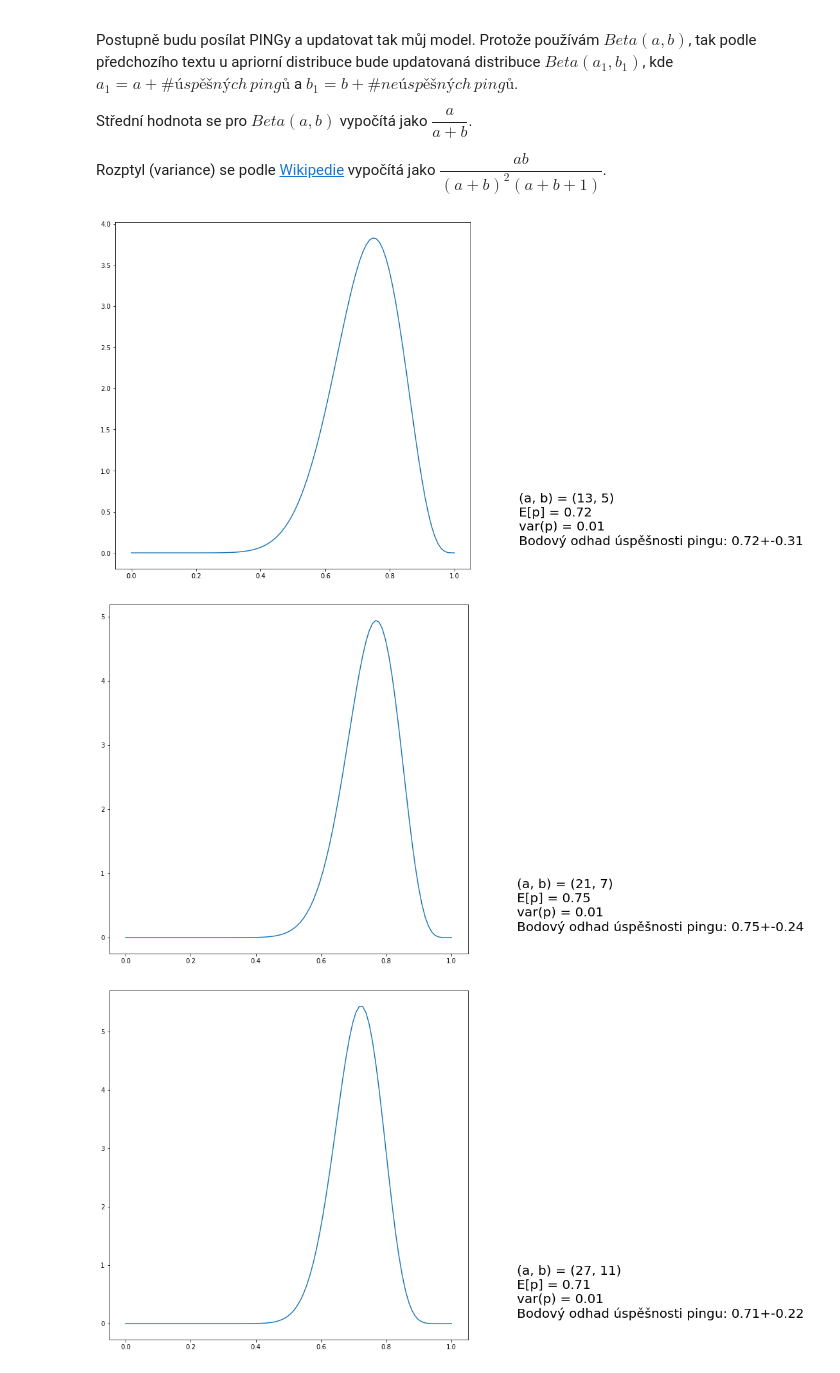
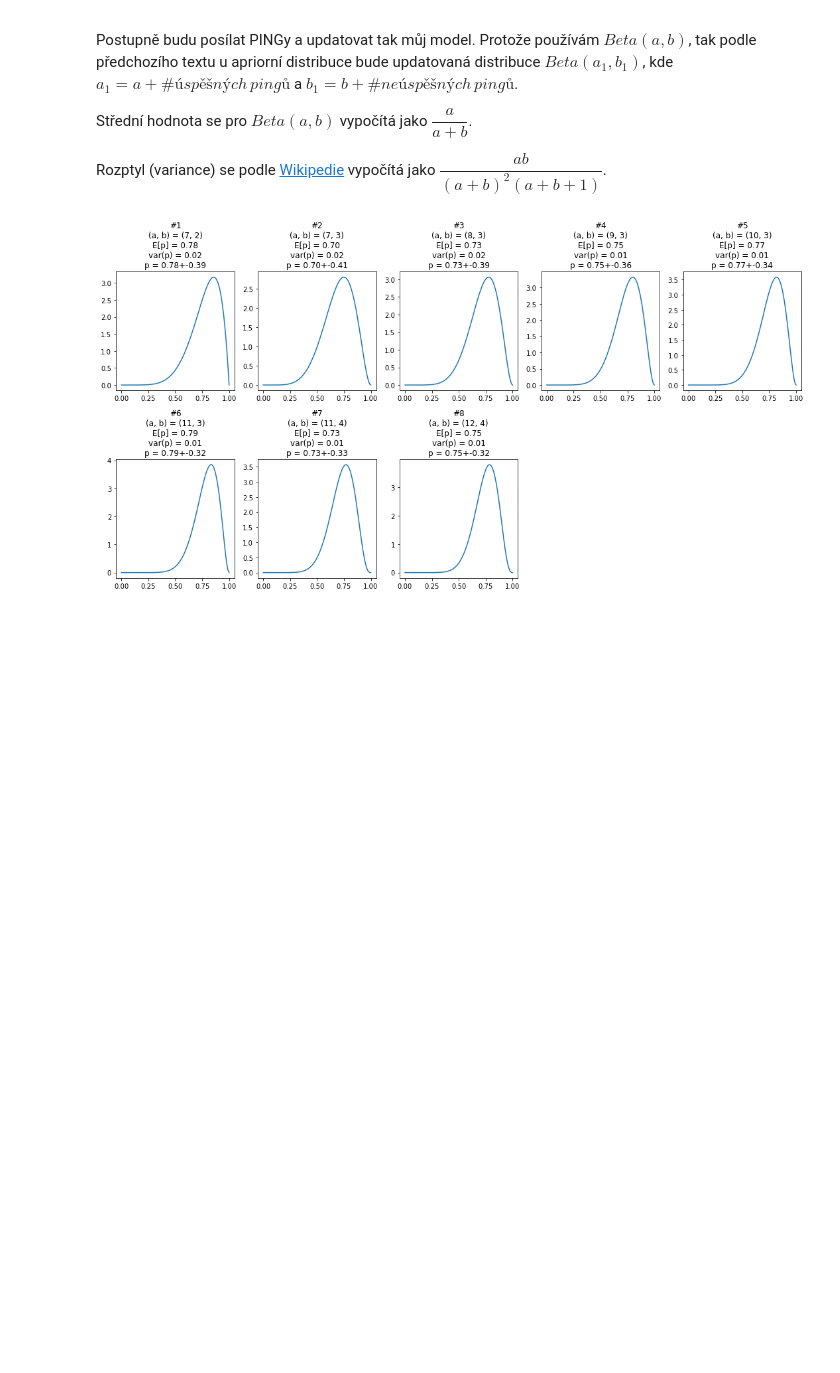
Before and after one commit to TaIos/ni-bml-ukol-ping, a Jupyter notebook: solution.ipynb, the cells around one changed output. Cells and saved outputs as stored; diff of their text form; code cells hidden in the pictures; blank space fills up the shorter version.

Commit message:
Add tight layout for pdf graphs

```diff
--- a/solution.ipynb
+++ b/solution.ipynb
@@ -94,33 +94,40 @@ Střední hodnota se pro $Beta(a,b)$ vypočítá jako $\dfrac{a}{a+b}$.
 Rozptyl (variance) se podle [Wikipedie](https://en.wikipedia.org/wiki/Beta_distribution) vypočítá jako $\dfrac{ab}{(a+b)^2 (a+b+1)}$.
 # %%
 limit = 11 # za touto hranici v milisekundách se ping pocita jako neuspesny
-nsamples = 10 # kolik pingu poslat najednout (pro= =1 degeneruje na Bernoulli)
-nupdates = 5 # kolik updatu apriorni rozdeleni se provede
+nsamples = 1 # kolik pingu poslat najednout (pro= =1 degeneruje na Bernoulli)
+nupdates = 8 # kolik updatu apriorni rozdeleni se provede
 url = 'https://www.kos.cvut.cz/' # url, na kterou se budou pingy posilat
 a, b = a0, b0
+
+# matplotlib prep
+ncol = 5
+nrow = math.ceil(nupdates / ncol)
+fig, axs = plt.subplots(nrow, ncol, figsize=(15,nrow*4))
+axs = axs.ravel() # flatten 2D for easy indexing
+[ x.remove() for x in axs[nupdates:]] # remove escessive plots
+xticks = np.linspace(0, 1, 100)
 
 
 for i in range(nupdates):
     OK =  sum(list(map(lambda x: x <= limit, ping_time(nsamples, url))))
     FAIL = nsamples - OK
     a = a + OK
     b = b + FAIL
     var = (a*b) / ( (a+b)**2 * (a+b+1) )
     std = math.sqrt(var)
     mean =  a / (a+b)
 
     # matplotlib
-    xticks = np.linspace(0, 1, 100)
+    axs[i].set_title(
+            f'#{i+1}\n'
+            f'(a, b) = ({a}, {b})\n'
+            f'E[p] = {mean:0.2f}\n'
+            f'var(p) = {var:0.2f}\n'
+            f'p = {mean:.2f}+-{3*std:.2f}'
+           )
     dist = beta.pdf(xticks, a, b)
-    plt.figure(figsize=(10,10))
-    plt.text(1.2, 0.1,
-                f'(a, b) = ({a}, {b})\n'
-                f'E[p] = {mean:0.2f}\n'
-                f'var(p) = {var:0.2f}\n'
-                f'Bodový odhad úspěšnosti pingu: {mean:.2f}+-{3*std:.2f}'
-                , fontsize=20)
-    plt.plot(xticks, dist)
+    axs[i].plot(xticks, dist)
+
+fig.tight_layout()
 # %% [output]
-[figure, old version]
+[figure, new version]
-[figure, removed]
-[figure, removed]
```
Also changed, not shown: parts of 3 cells of this notebook.
